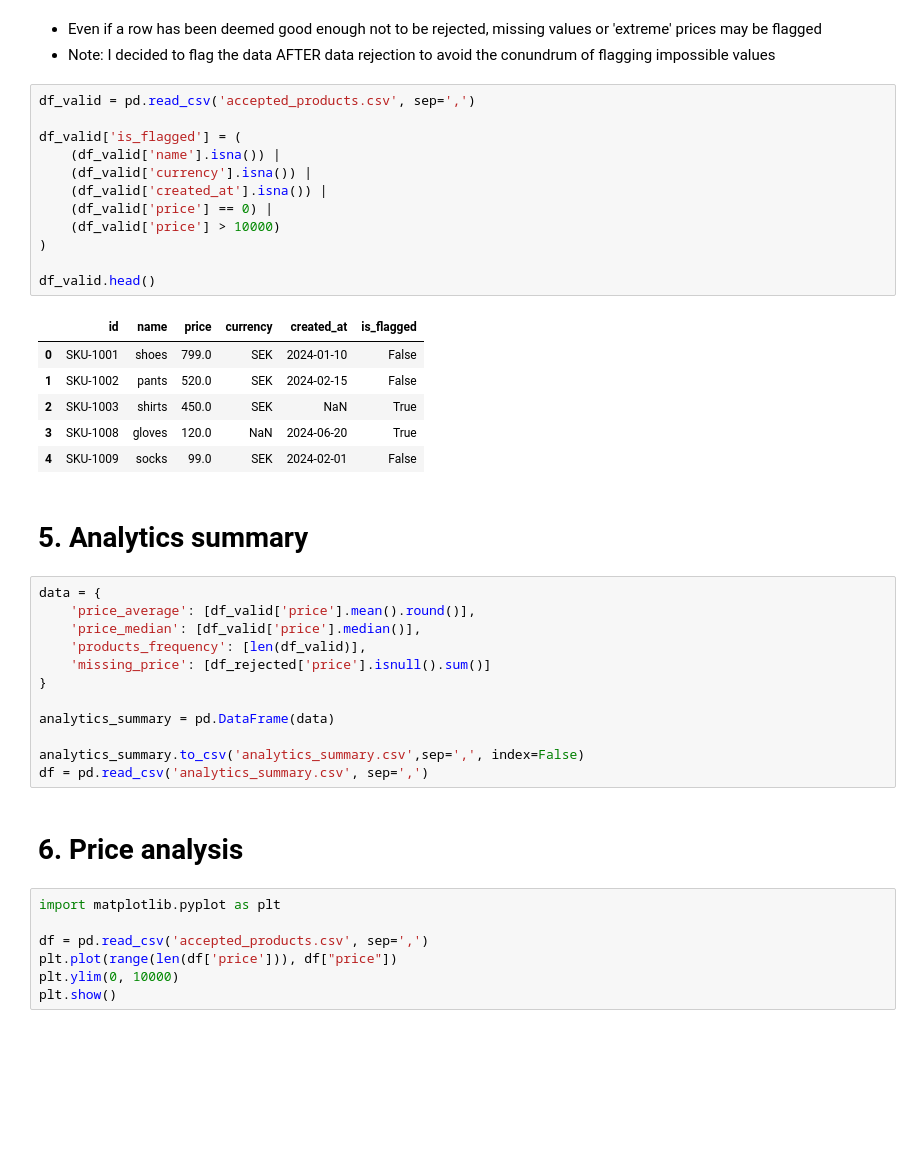
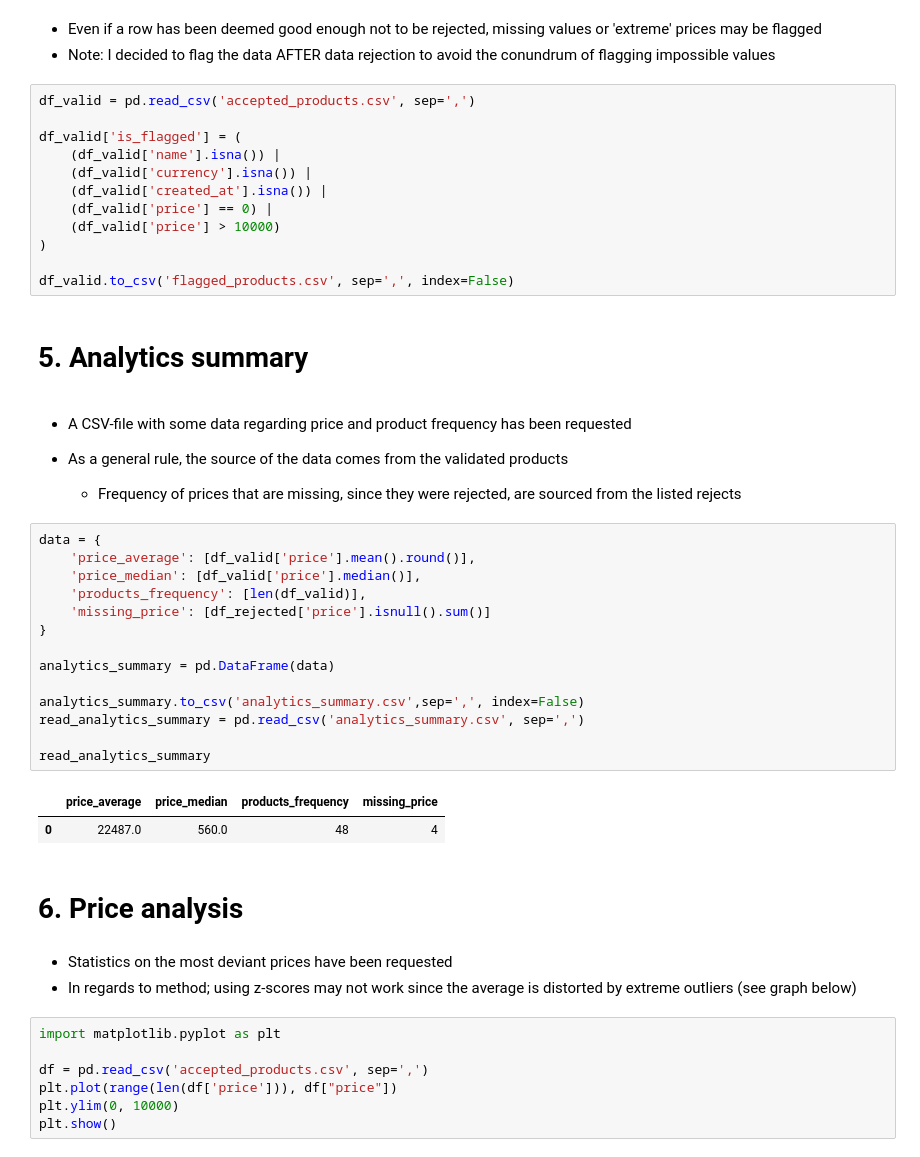
Before and after one commit to karlrydberg-stack/lab_1_data_platform_karl_rydberg_de25, a Jupyter notebook: transformations.ipynb, the cells around one changed output. Saved outputs shown, nothing was run; the diff lists cells and outputs as text; blank space fills up the shorter version.

```diff
--- a/transformations.ipynb
+++ b/transformations.ipynb
@@ -83,30 +84,36 @@ df_valid['is_flagged'] = (
     (df_valid['price'] > 10000)
 )
 
-df_valid.head()
+df_valid.to_csv('flagged_products.csv', sep=',', index=False)
-# %% [output]
-|  | id | name | price | currency | created_at | is_flagged |
-| 0 | SKU-1001 | shoes | 799.0 | SEK | 2024-01-10 | False |
-| 1 | SKU-1002 | pants | 520.0 | SEK | 2024-02-15 | False |
-| 2 | SKU-1003 | shirts | 450.0 | SEK | NaN | True |
-| 3 | SKU-1008 | gloves | 120.0 | NaN | 2024-06-20 | True |
-| 4 | SKU-1009 | socks | 99.0 | SEK | 2024-02-01 | False |
 # %% [markdown]
 # 5. Analytics summary
+# %% [markdown]
+- A CSV-file with some data regarding price and product frequency has been requested
+
+- As a general rule, the source of the data comes from the validated products
+    - Frequency of prices that are missing, since they were rejected, are sourced from the listed rejects
 # %%
 data = {
     'price_average': [df_valid['price'].mean().round()],
     'price_median': [df_valid['price'].median()],
     'products_frequency': [len(df_valid)],
     'missing_price': [df_rejected['price'].isnull().sum()]
 }
 
 analytics_summary = pd.DataFrame(data)
 
 analytics_summary.to_csv('analytics_summary.csv',sep=',', index=False)
-df = pd.read_csv('analytics_summary.csv', sep=',')
+read_analytics_summary = pd.read_csv('analytics_summary.csv', sep=',')
+
+read_analytics_summary
+# %% [output]
+|  | price_average | price_median | products_frequency | missing_price |
+| 0 | 22487.0 | 560.0 | 48 | 4 |
 # %% [markdown]
 # 6. Price analysis
+# %% [markdown]
+- Statistics on the most deviant prices have been requested
+- In regards to method; using z-scores may not work since the average is distorted by extreme outliers (see graph below)
 # %%
 import matplotlib.pyplot as plt
 
```
Also changed, not shown: parts of 6 cells of this notebook, 3 other files.
